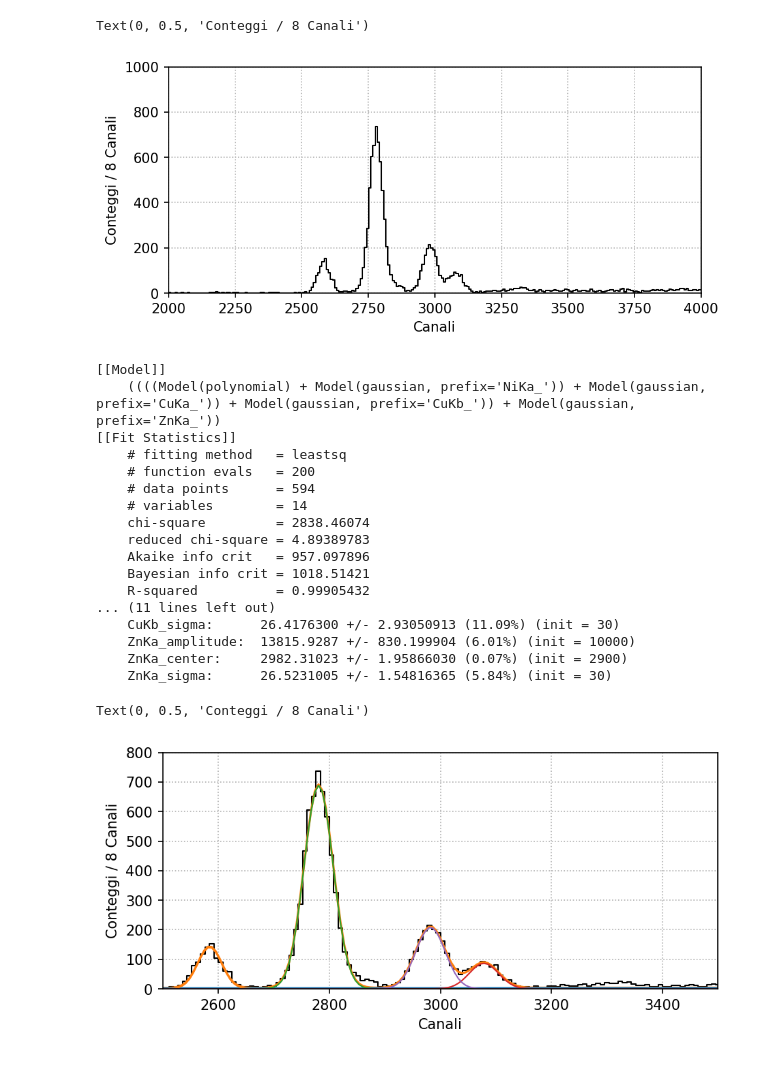
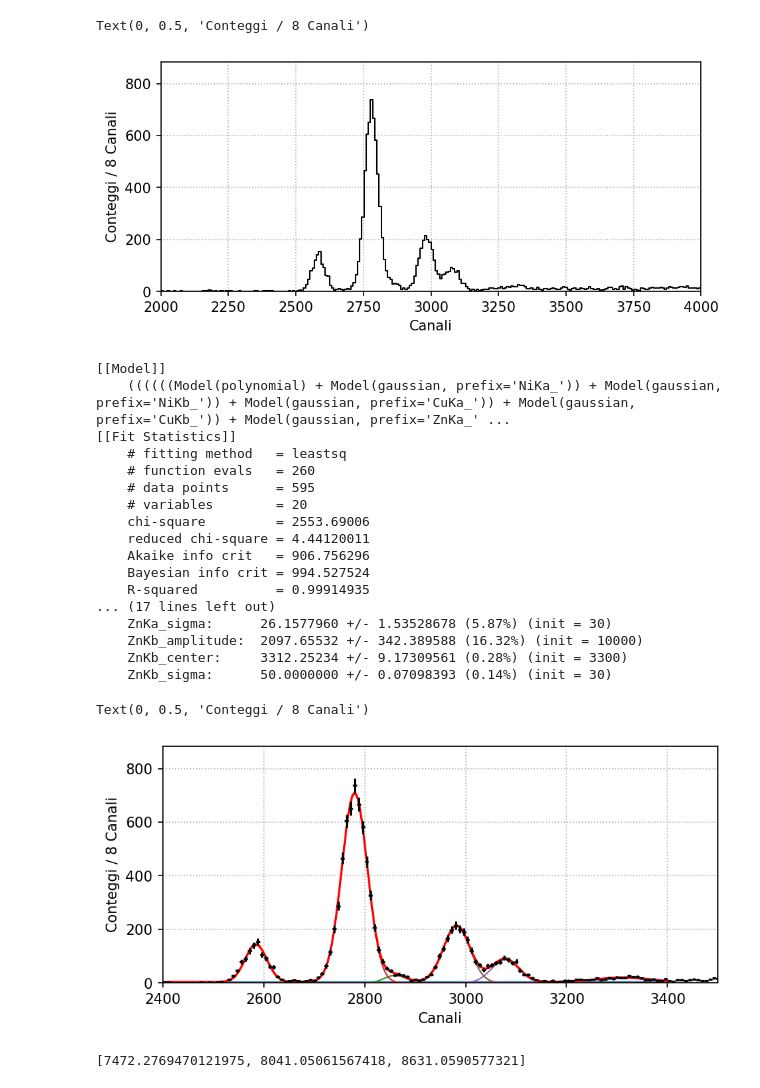
Before and after one commit to simonemanti/incontri-fisica-2024, a Jupyter notebook: n1_Calibrazione_CuNiZn.ipynb, the cells around one changed output. Saved outputs shown, nothing was run; the diff lists cells and outputs as text; code cells hidden in the pictures.

```diff
--- a/n1_Calibrazione_CuNiZn.ipynb
+++ b/n1_Calibrazione_CuNiZn.ipynb
@@ -57,39 +79,43 @@ ax.step(centers, counts, where='mid', c='k', lw=1)
 
 ax.set_xlim(0,8192)
 ax.set_xlim(2e3,4e3)
-ax.set_ylim(0,10e2)
+ax.set_ylim(0,counts.max()*1.2)
 ax.set_xlabel('Canali')
 ax.set_ylabel(f'Conteggi / {rebin} Canali')
 # %% [output]
 Text(0, 0.5, 'Conteggi / 8 Canali')
-[figure, old version]
+[figure, new version]
 # %%
 params = Parameters()
 
 params.add('c0', value=1)
 params.add('c1', value=1)
 params.add('NiKa_amplitude', value=1e4, min=0)
-params.add('NiKa_center', value=2600)
+params.add('NiKa_center', value=2580)
 params.add('NiKa_sigma', value=30, min=1, max=100)
-# params.add('NiKb_amplitude', value=1e4, min=0)
-# params.add('NiKb_center', value=2900, min=2880, max=2950)
-# params.add('NiKb_sigma', value=30, min=1, max=100)
+params.add('NiKb_amplitude', value=1e4, min=0)
+params.add('NiKb_center', value=2880, min=2850, max=2900)
+params.add('NiKb_sigma', value=30, min=1, max=100)
 params.add('CuKa_amplitude', value=1e4, min=0)
-params.add('CuKa_center', value=2750)
+params.add('CuKa_center', value=2780)
 params.add('CuKa_sigma', value=30, min=1, max=100)
 params.add('CuKb_amplitude', value=1e4, min=0)
-params.add('CuKb_center', value=3100, min=3000)
+params.add('CuKb_center', value=3080, min=3000)
 params.add('CuKb_sigma', value=30, min=1, max=100)
 params.add('ZnKa_amplitude', value=1e4, min=0)
-params.add('ZnKa_center', value=2850, min=2900, max=3000)
+params.add('ZnKa_center', value=2980, min=2950, max=3000)
 params.add('ZnKa_sigma', value=30, min=1, max=50)
+params.add('ZnKb_amplitude', value=1e4, min=0)
+params.add('ZnKb_center', value=3300, min=3250, max=3350)
+params.add('ZnKb_sigma', value=30, min=1, max=50)
 
 model = PolynomialModel(degree=1)
 model += GaussianModel(prefix='NiKa_')
-# model += GaussianModel(prefix='NiKb_')
+model += GaussianModel(prefix='NiKb_')
 model += GaussianModel(prefix='CuKa_')
 model += GaussianModel(prefix='CuKb_')
 model += GaussianModel(prefix='ZnKa_')
+model += GaussianModel(prefix='ZnKb_')
 
 ind = np.where(counts > 0)[0]
 x = centers[ind]
@@ -100,47 +126,48 @@ result = model.fit(y, params, x=x, weights=1/np.sqrt(y))
 print(result.fit_report(show_correl=False))
 # %% [output]
 [[Model]]
-    ((((Model(polynomial) + Model(gaussian, prefix='NiKa_')) + Model(gaussian, prefix='CuKa_')) + Model(gaussian, prefix='CuKb_')) + Model(gaussian, prefix='ZnKa_'))
+    ((((((Model(polynomial) + Model(gaussian, prefix='NiKa_')) + Model(gaussian, prefix='NiKb_')) + Model(gaussian, prefix='CuKa_')) + Model(gaussian, prefix='CuKb_')) + Model(gaussian, prefix='ZnKa_' ...
 [[Fit Statistics]]
     # fitting method   = leastsq
-    # function evals   = 200
-    # data points      = 594
-    # variables        = 14
-    chi-square         = 2838.46074
-    reduced chi-square = 4.89389783
-    Akaike info crit   = 957.097896
-    Bayesian info crit = 1018.51421
-    R-squared          = 0.99905432
-... (11 lines left out)
-    CuKb_sigma:      26.4176300 +/- 2.93050913 (11.09%) (init = 30)
-    ZnKa_amplitude:  13815.9287 +/- 830.199904 (6.01%) (init = 10000)
-    ZnKa_center:     2982.31023 +/- 1.95866030 (0.07%) (init = 2900)
-    ZnKa_sigma:      26.5231005 +/- 1.54816365 (5.84%) (init = 30)
+    # function evals   = 260
+    # data points      = 595
+    # variables        = 20
+    chi-square         = 2553.69006
+    reduced chi-square = 4.44120011
+    Akaike info crit   = 906.756296
+    Bayesian info crit = 994.527524
+    R-squared          = 0.99914935
+... (17 lines left out)
+    ZnKa_sigma:      26.1577960 +/- 1.53528678 (5.87%) (init = 30)
+    ZnKb_amplitude:  2097.65532 +/- 342.389588 (16.32%) (init = 10000)
+    ZnKb_center:     3312.25234 +/- 9.17309561 (0.28%) (init = 3300)
+    ZnKb_sigma:      50.0000000 +/- 0.07098393 (0.14%) (init = 30)
 # %%
 fig, ax = plt.subplots(figsize=(7,3), nrows=1, ncols=1, dpi=150)
 ax.grid(ls=":")
 # ax.set_yscale('log')
 
 centers = histogram.axes[0].centers
 counts = histogram.values()
 
-ax.step(centers, counts, where='mid', c='k', lw=1)
-
-x_i = np.linspace(x[0], x[-1], 1000)
+x_i = np.linspace(2400,3400, 1000)
 fit_i = model.eval(result.params, x=x_i)
-
-ax.plot(x_i, fit_i, c='C1')
 
 components = result.eval_components(x=x_i)
 
 for key in components.keys():
     ax.plot(x_i, components[key], lw=1)
 
-ax.set_xlim(2.5e3,3.5e3)
+ax.plot(x_i, fit_i, c='r')
+# ax.step(centers, counts, where='mid', c='k', lw=1)
+ax.errorbar(centers, counts, np.sqrt(counts), rebin/2, fmt=' ', c='k', lw=1.5, ms=1.5, capsize=0)
+
+ax.set_xlim(2400,3500)
 ax.set_ylim(0,1.2e3)
-ax.set_ylim(0,8e2)
+# ax.set_ylim(2,1e3)#counts.max()*1.2)
+ax.set_ylim(0,counts.max()*1.2)
 ax.set_xlabel('Canali')
 ax.set_ylabel(f'Conteggi / {rebin} Canali')
 # %% [output]
 Text(0, 0.5, 'Conteggi / 8 Canali')
-[figure, old version]
+[figure, new version]
@@ -146,0 +179,10 @@ Text(0, 0.5, 'Conteggi / 8 Canali')
+# %%
+ref_energies = []
+
+ref_energies.append(xraylib.LineEnergy(xraylib.SymbolToAtomicNumber('Ni'), xraylib.KA_LINE) * 1e3)
+ref_energies.append(xraylib.LineEnergy(xraylib.SymbolToAtomicNumber('Cu'), xraylib.KA_LINE) * 1e3)
+ref_energies.append(xraylib.LineEnergy(xraylib.SymbolToAtomicNumber('Zn'), xraylib.KA_LINE) * 1e3)
+
+energies
+# %% [output]
+[7472.2769470121975, 8041.05061567418, 8631.0590577321]
```
Also changed, not shown: parts of 7 cells of this notebook.
